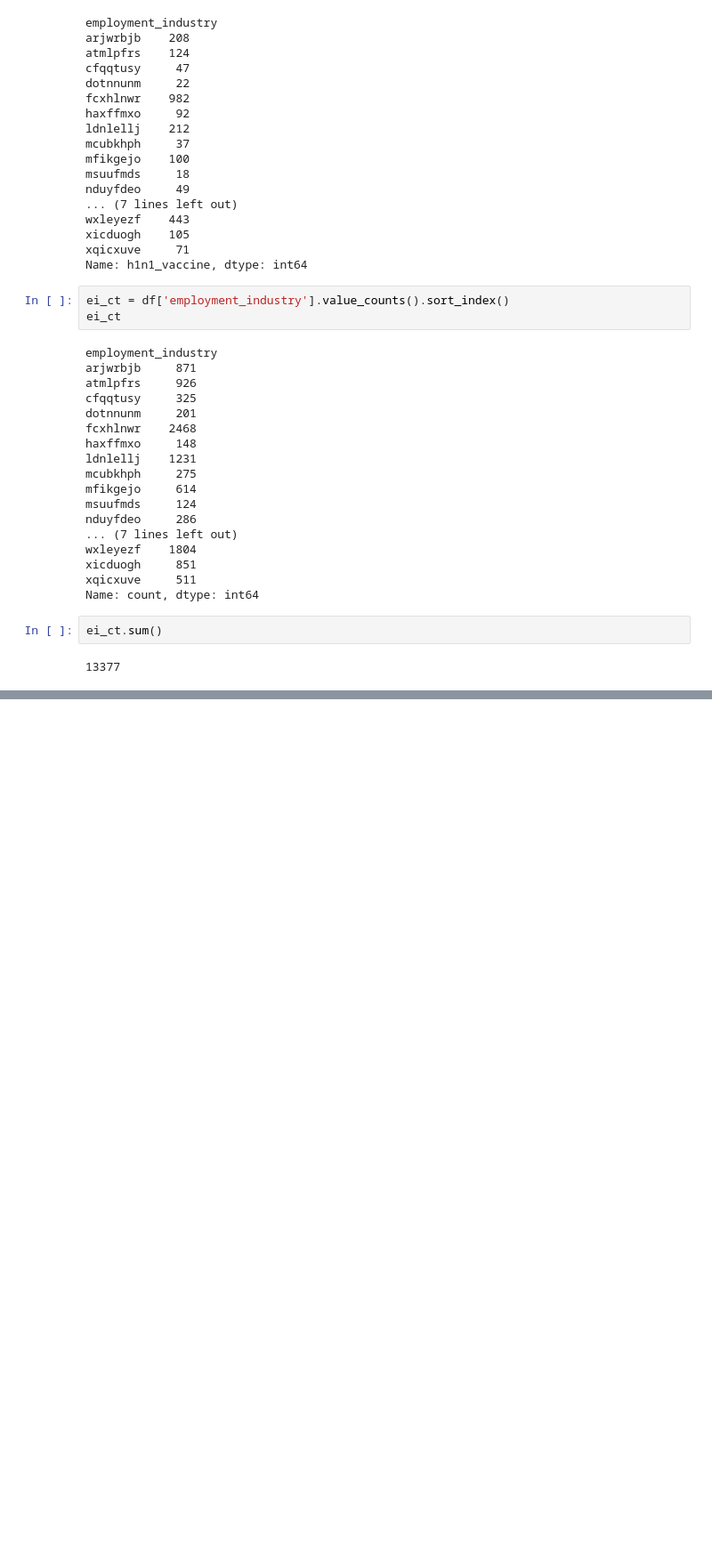
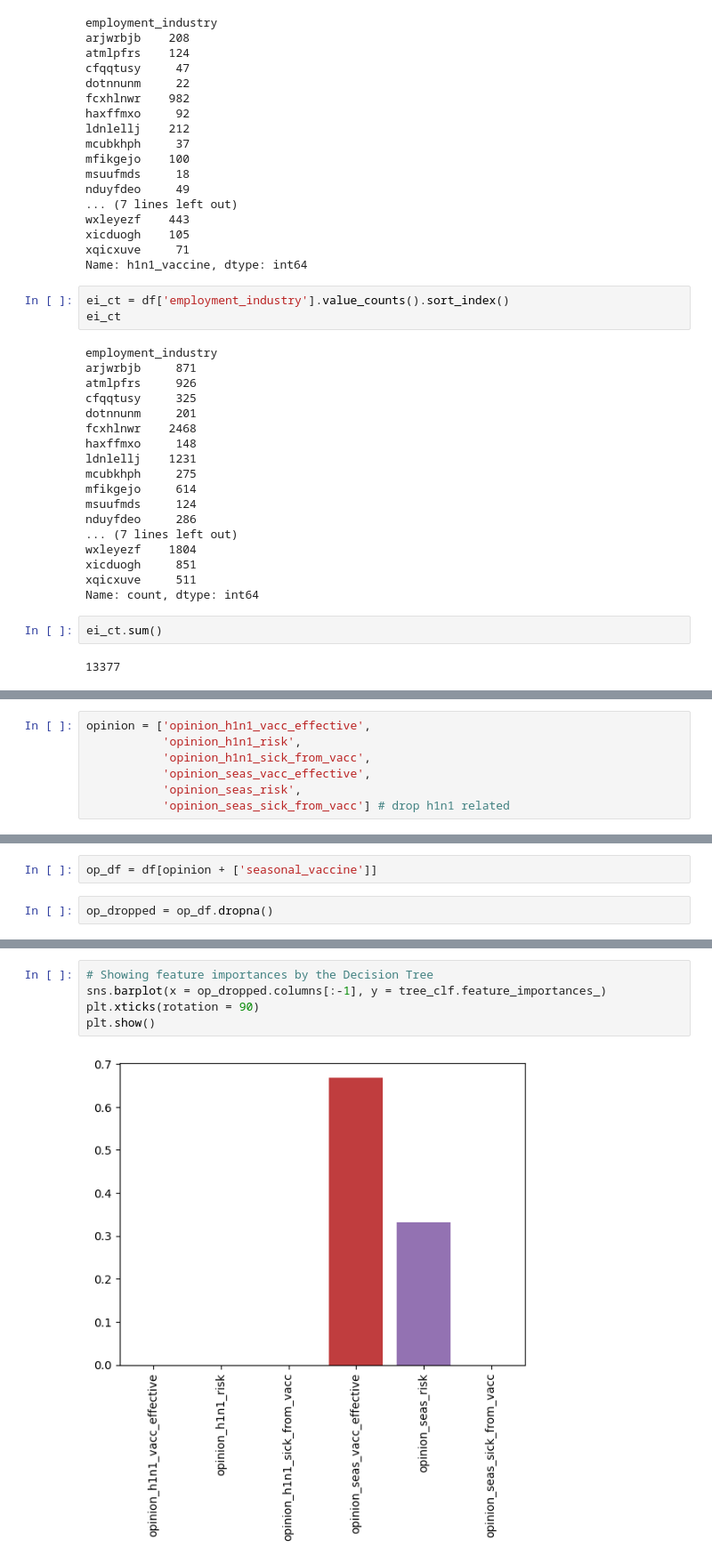
Before and after one commit to likej82/Probability-of-Receiving-Seasonal-Flu-Vaccination-Based-Off-Demographic, a Jupyter notebook: namsoo_project3.ipynb, the cells around one changed output, grey strips where cells are left out. Shown at 89% size. Drawn from its saved outputs; the diff is of its cells as text; blank space fills up the shorter version.

```diff
--- a/namsoo_project3.ipynb
+++ b/namsoo_project3.ipynb
@@ -453,0 +368,7 @@ ei_ct.sum()
+# %%
+opinion = ['opinion_h1n1_vacc_effective',
+           'opinion_h1n1_risk',
+           'opinion_h1n1_sick_from_vacc',
+           'opinion_seas_vacc_effective',
+           'opinion_seas_risk',
+           'opinion_seas_sick_from_vacc'] # drop h1n1 related
@@ -453,0 +459,4 @@ ei_ct.sum()
+# %%
+op_df = df[opinion + ['seasonal_vaccine']]
+# %%
+op_dropped = op_df.dropna()
@@ -453,0 +483,7 @@ ei_ct.sum()
+# %%
+# Showing feature importances by the Decision Tree
+sns.barplot(x = op_dropped.columns[:-1], y = tree_clf.feature_importances_)
+plt.xticks(rotation = 90)
+plt.show()
+# %% [output]
+[figure, added]
```
Also changed, not shown: parts of 63 cells of this notebook.
